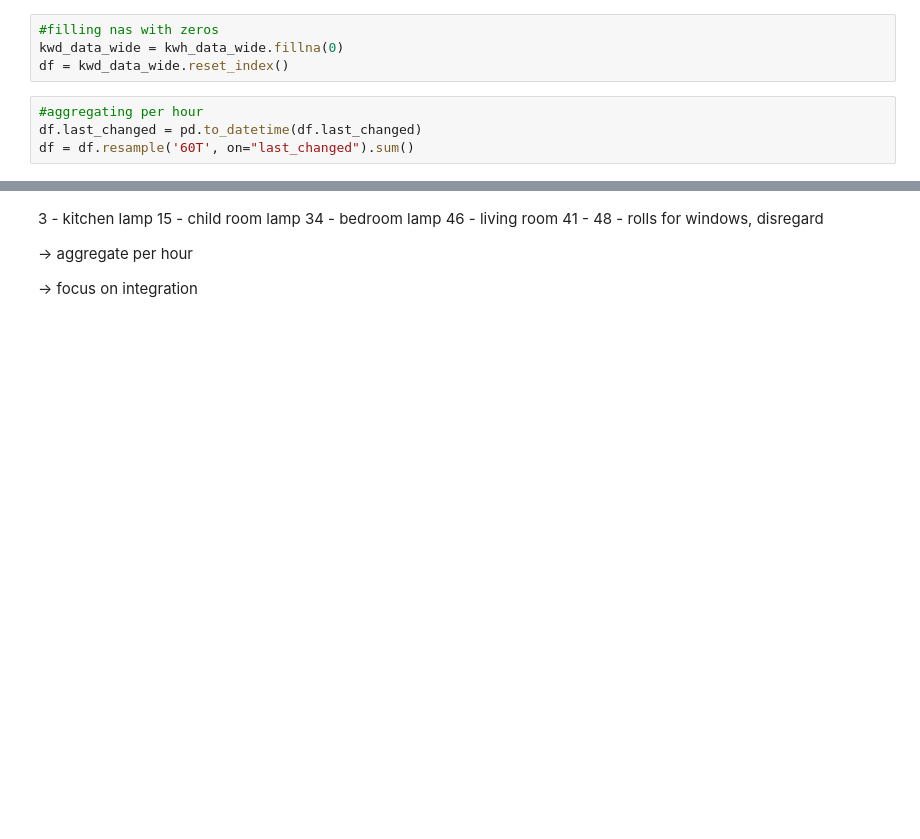
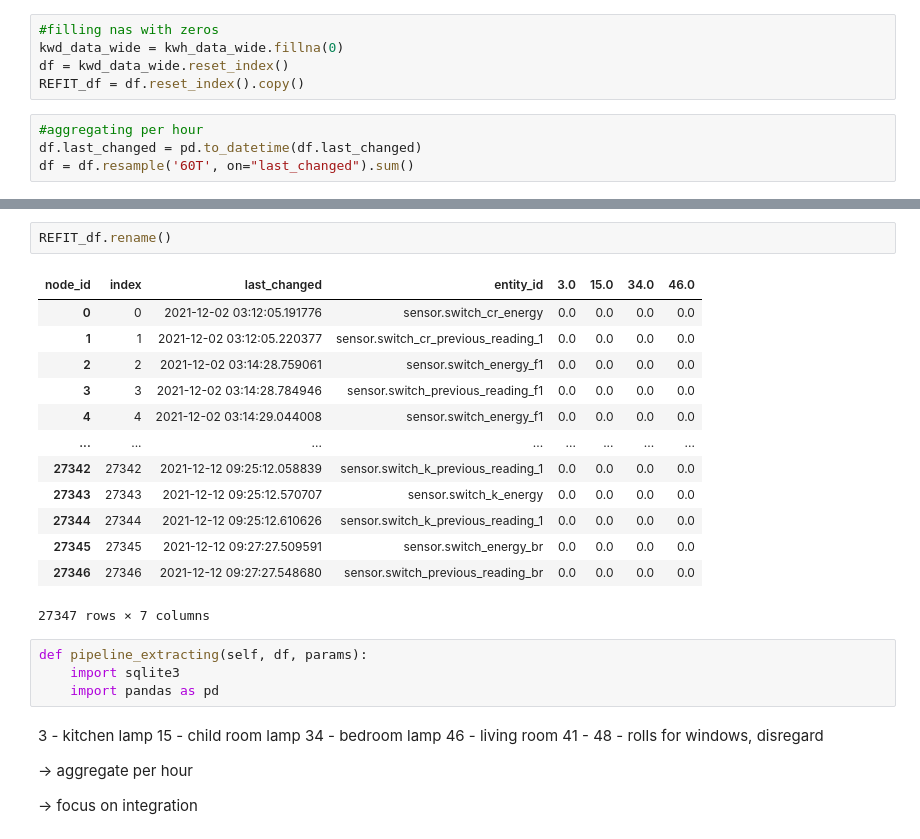
Before and after one commit to sonyaarom/Seminar-Information-Systems, a Jupyter notebook: getting_the_data.ipynb, the cells around one changed output, grey strips where cells are left out. Cells and saved outputs as stored; diff of their text form; blank space fills up the shorter version.

```diff
--- a/getting_the_data.ipynb
+++ b/getting_the_data.ipynb
@@ -290,6 +78,7 @@ dtype: int64
 #filling nas with zeros
 kwd_data_wide = kwh_data_wide.fillna(0)
 df = kwd_data_wide.reset_index()
+REFIT_df = df.reset_index().copy()
 # %%
 #aggregating per hour
 df.last_changed = pd.to_datetime(df.last_changed)
@@ -307,3 +150,23 @@ dtype: float64
+# %%
+REFIT_df.rename()
+# %% [output]
+| node_id | index | last_changed | entity_id | 3.0 | 15.0 | 34.0 | 46.0 |
+| 0 | 0 | 2021-12-02 03:12:05.191776 | sensor.switch_cr_energy | 0.0 | 0.0 | 0.0 | 0.0 |
+| 1 | 1 | 2021-12-02 03:12:05.220377 | sensor.switch_cr_previous_reading_1 | 0.0 | 0.0 | 0.0 | 0.0 |
+| 2 | 2 | 2021-12-02 03:14:28.759061 | sensor.switch_energy_f1 | 0.0 | 0.0 | 0.0 | 0.0 |
+| 3 | 3 | 2021-12-02 03:14:28.784946 | sensor.switch_previous_reading_f1 | 0.0 | 0.0 | 0.0 | 0.0 |
+| 4 | 4 | 2021-12-02 03:14:29.044008 | sensor.switch_energy_f1 | 0.0 | 0.0 | 0.0 | 0.0 |
+| ... | ... | ... | ... | ... | ... | ... | ... |
+| 27342 | 27342 | 2021-12-12 09:25:12.058839 | sensor.switch_k_previous_reading_1 | 0.0 | 0.0 | 0.0 | 0.0 |
+| 27343 | 27343 | 2021-12-12 09:25:12.570707 | sensor.switch_k_energy | 0.0 | 0.0 | 0.0 | 0.0 |
+| 27344 | 27344 | 2021-12-12 09:25:12.610626 | sensor.switch_k_previous_reading_1 | 0.0 | 0.0 | 0.0 | 0.0 |
+| 27345 | 27345 | 2021-12-12 09:27:27.509591 | sensor.switch_energy_br | 0.0 | 0.0 | 0.0 | 0.0 |
+| 27346 | 27346 | 2021-12-12 09:27:27.548680 | sensor.switch_previous_reading_br | 0.0 | 0.0 | 0.0 | 0.0 |
+27347 rows × 7 columns
+# %%
+def pipeline_extracting(self, df, params):
+    import sqlite3
+    import pandas as pd
 # %% [markdown]
 3 - kitchen lamp
 15 - child room lamp
```
Also changed, not shown: parts of 33 cells of this notebook.
